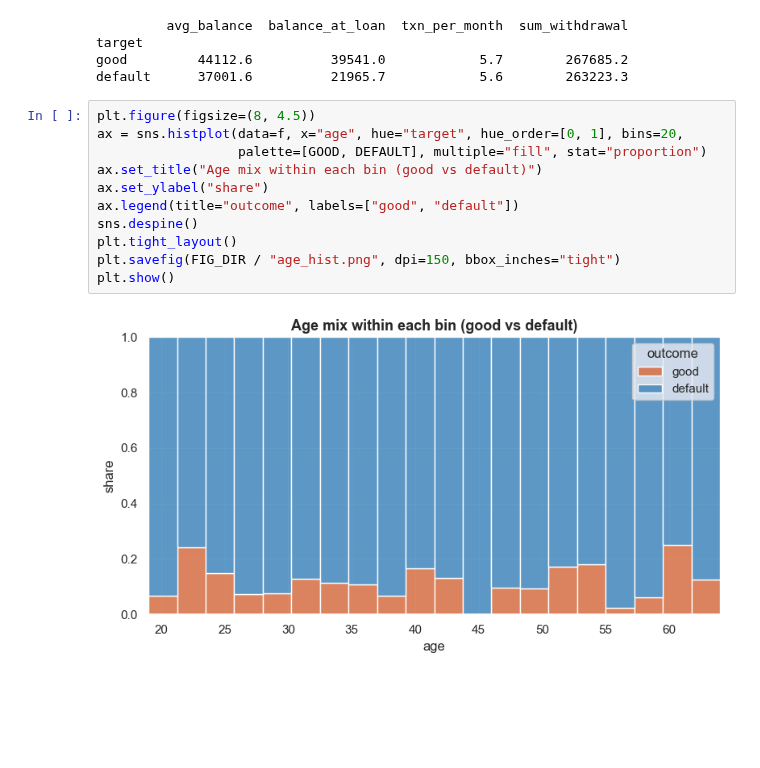
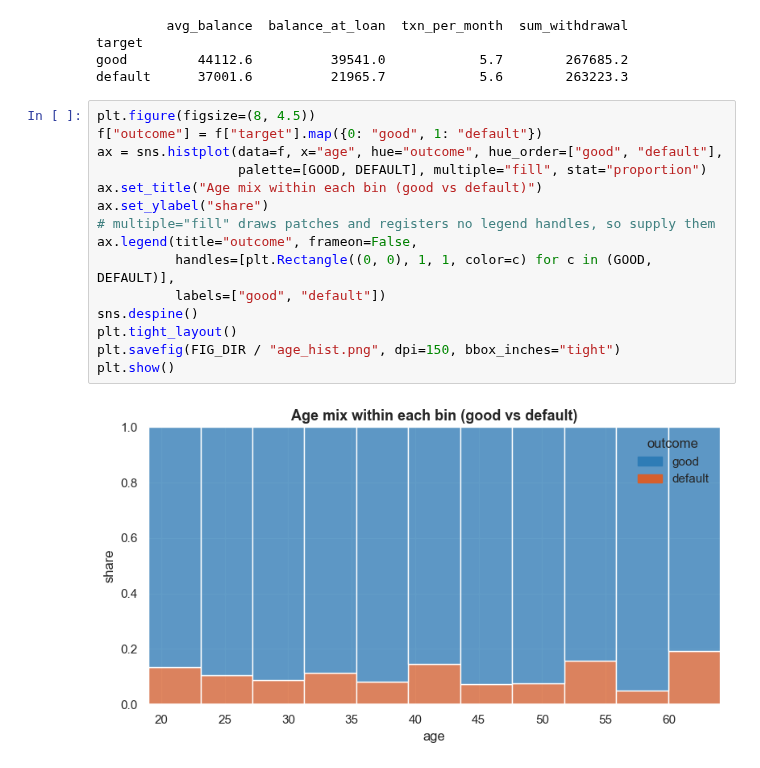
Before and after one commit to DhanushPillay/Customer-Behavioral-Analysis-Loan-Default-Classification, a Jupyter notebook: notebooks/03_eda.ipynb, the cells around one changed output. Drawn from its saved outputs; the diff is of its cells as text; blank space fills up the shorter version.

```diff
--- a/notebooks/03_eda.ipynb
+++ b/notebooks/03_eda.ipynb
@@ -222,14 +223,18 @@ good         44112.6          39541.0            5.7        267685.2
 default      37001.6          21965.7            5.6        263223.3
 # %%
 plt.figure(figsize=(8, 4.5))
-ax = sns.histplot(data=f, x="age", hue="target", hue_order=[0, 1], bins=20,
+f["outcome"] = f["target"].map({0: "good", 1: "default"})
+ax = sns.histplot(data=f, x="age", hue="outcome", hue_order=["good", "default"],
                   palette=[GOOD, DEFAULT], multiple="fill", stat="proportion")
 ax.set_title("Age mix within each bin (good vs default)")
 ax.set_ylabel("share")
-ax.legend(title="outcome", labels=["good", "default"])
+# multiple="fill" draws patches and registers no legend handles, so supply them
+ax.legend(title="outcome", frameon=False,
+          handles=[plt.Rectangle((0, 0), 1, 1, color=c) for c in (GOOD, DEFAULT)],
+          labels=["good", "default"])
 sns.despine()
 plt.tight_layout()
 plt.savefig(FIG_DIR / "age_hist.png", dpi=150, bbox_inches="tight")
 plt.show()
 # %% [output]
-[figure, old version]
+[figure, new version]
```
Also changed, not shown: parts of 2 cells of this notebook, 38 other files.
